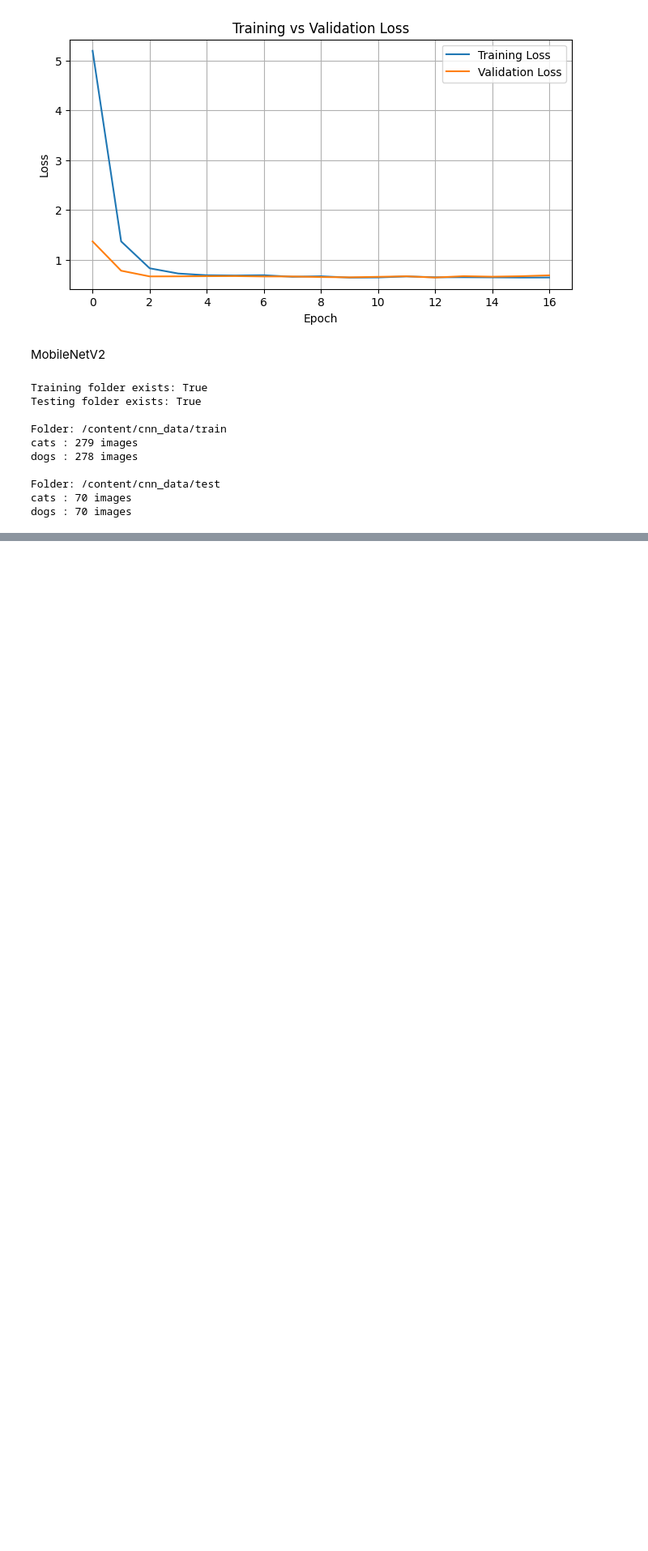
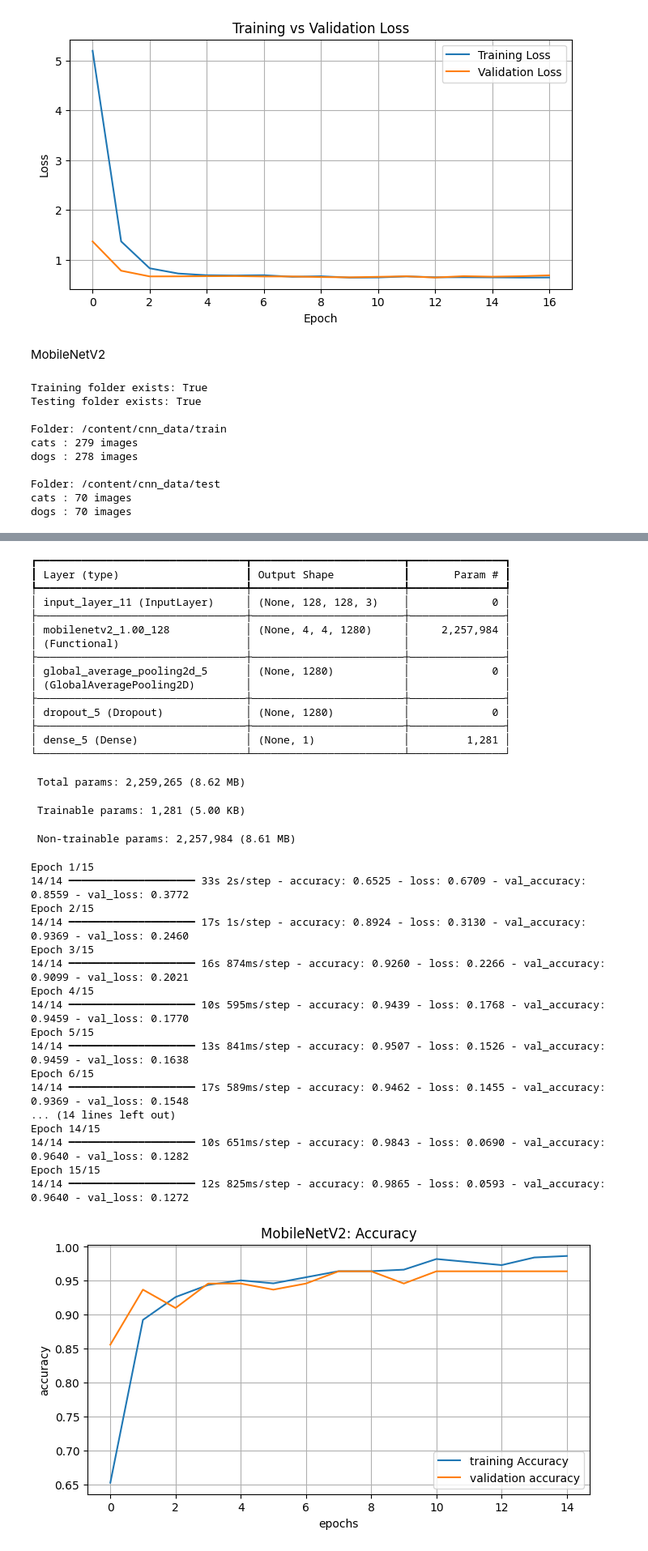
Before and after one commit to yash144-code/python-practice.ipynb, a Jupyter notebook: datascience(1).ipynb, the cells around one changed output, grey strips where cells are left out. Shown at 81% size. Drawn from its saved outputs; the diff is of its cells as text; code cells hidden in the pictures; blank space fills up the shorter version.

```diff
--- a/datascience(1).ipynb
+++ b/datascience(1).ipynb
@@ -4354,8 +4354,44 @@ print("Trainable parameters:", len(base_model.trainable_weights))
 inputs = Input(shape=(128,128,3))
 x  = base_model(inputs,training= False)
 x = GlobalAveragePooling2D()(x)
-x = Dropouut(0.3)(x)
+x = Dropout(0.3)(x)
 outputs = Dense(1, activation="sigmoid")(x)
+transfer_model = Model(inputs, outputs)
+transfer_model.summary()
 
-transfer_model = Model(inputs, outputs)
+transfer_model.compile(
+    optimizer= "adam",
+    loss = "binary_crossentropy",
+    metrics = ["accuracy"])
+
+early_stop = EarlyStopping(
+    monitor = "val_loss",
+    patience = 5,
+    restore_best_weights= True)
+
+history_transfer = transfer_model.fit(
+    train_ds,
+    validation_data = val_ds,
+    epochs = 15,
+    callbacks=[early_stop])
+
+plt.figure(figsize =(8,4))
+plt.plot(history_transfer.history["accuracy"],label = "training Accuracy")
+plt.plot(history_transfer.history["val_accuracy"],label = "validation accuracy")
+plt.xlabel("epochs")
+plt.ylabel("accuracy")
+plt.title("MobileNetV2: Accuracy")
+plt.grid(True)
+plt.legend()
+plt.show()
+
+plt.figure(figsize = (8,4))
+plt.plot(history_transfer.history["loss"],label = "Tranining  loss")
+plt.plot(history_transfer.history["val_loss"],label="Validation_loss")
+plt.title("MobileNetV2: Loss")
+plt.xlabel("epochs")
+plt.ylabel("loss")
+plt.grid(True)
+plt.legend()
+plt.show()
 # %% [output]
@@ -4362,0 +4409,36 @@ ModuleNotFoundError: No module named 'tensorflow.models'
+┏━━━━━━━━━━━━━━━━━━━━━━━━━━━━━━━━━┳━━━━━━━━━━━━━━━━━━━━━━━━┳━━━━━━━━━━━━━━━┓
+┃ Layer (type)                    ┃ Output Shape           ┃       Param # ┃
+┡━━━━━━━━━━━━━━━━━━━━━━━━━━━━━━━━━╇━━━━━━━━━━━━━━━━━━━━━━━━╇━━━━━━━━━━━━━━━┩
+│ input_layer_11 (InputLayer)     │ (None, 128, 128, 3)    │             0 │
+├─────────────────────────────────┼────────────────────────┼───────────────┤
+│ mobilenetv2_1.00_128            │ (None, 4, 4, 1280)     │     2,257,984 │
+│ (Functional)                    │                        │               │
+├─────────────────────────────────┼────────────────────────┼───────────────┤
+│ global_average_pooling2d_5      │ (None, 1280)           │             0 │
+│ (GlobalAveragePooling2D)        │                        │               │
+├─────────────────────────────────┼────────────────────────┼───────────────┤
+│ dropout_5 (Dropout)             │ (None, 1280)           │             0 │
+├─────────────────────────────────┼────────────────────────┼───────────────┤
+│ dense_5 (Dense)                 │ (None, 1)              │         1,281 │
+└─────────────────────────────────┴────────────────────────┴───────────────┘
+ Total params: 2,259,265 (8.62 MB)
+ Trainable params: 1,281 (5.00 KB)
+ Non-trainable params: 2,257,984 (8.61 MB)
+Epoch 1/15
+14/14 ━━━━━━━━━━━━━━━━━━━━ 33s 2s/step - accuracy: 0.6525 - loss: 0.6709 - val_accuracy: 0.8559 - val_loss: 0.3772
+Epoch 2/15
+14/14 ━━━━━━━━━━━━━━━━━━━━ 17s 1s/step - accuracy: 0.8924 - loss: 0.3130 - val_accuracy: 0.9369 - val_loss: 0.2460
+Epoch 3/15
+14/14 ━━━━━━━━━━━━━━━━━━━━ 16s 874ms/step - accuracy: 0.9260 - loss: 0.2266 - val_accuracy: 0.9099 - val_loss: 0.2021
+Epoch 4/15
+14/14 ━━━━━━━━━━━━━━━━━━━━ 10s 595ms/step - accuracy: 0.9439 - loss: 0.1768 - val_accuracy: 0.9459 - val_loss: 0.1770
+Epoch 5/15
+14/14 ━━━━━━━━━━━━━━━━━━━━ 13s 841ms/step - accuracy: 0.9507 - loss: 0.1526 - val_accuracy: 0.9459 - val_loss: 0.1638
+Epoch 6/15
+14/14 ━━━━━━━━━━━━━━━━━━━━ 17s 589ms/step - accuracy: 0.9462 - loss: 0.1455 - val_accuracy: 0.9369 - val_loss: 0.1548
+... (14 lines left out)
+Epoch 14/15
+14/14 ━━━━━━━━━━━━━━━━━━━━ 10s 651ms/step - accuracy: 0.9843 - loss: 0.0690 - val_accuracy: 0.9640 - val_loss: 0.1282
+Epoch 15/15
+14/14 ━━━━━━━━━━━━━━━━━━━━ 12s 825ms/step - accuracy: 0.9865 - loss: 0.0593 - val_accuracy: 0.9640 - val_loss: 0.1272
+[figure, added]
```
Also changed, not shown: parts of 1 cell of this notebook.
